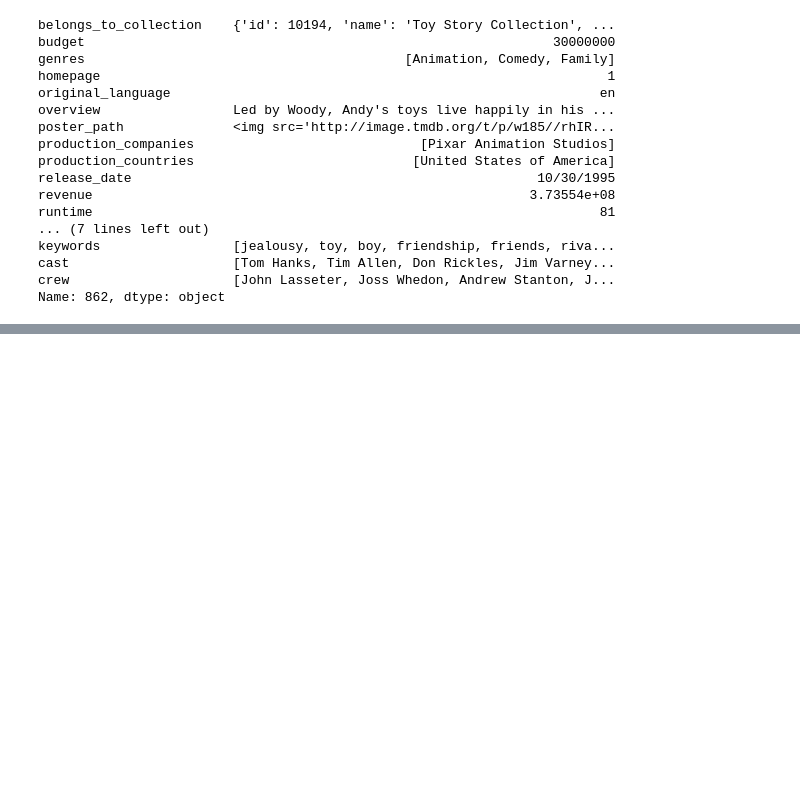
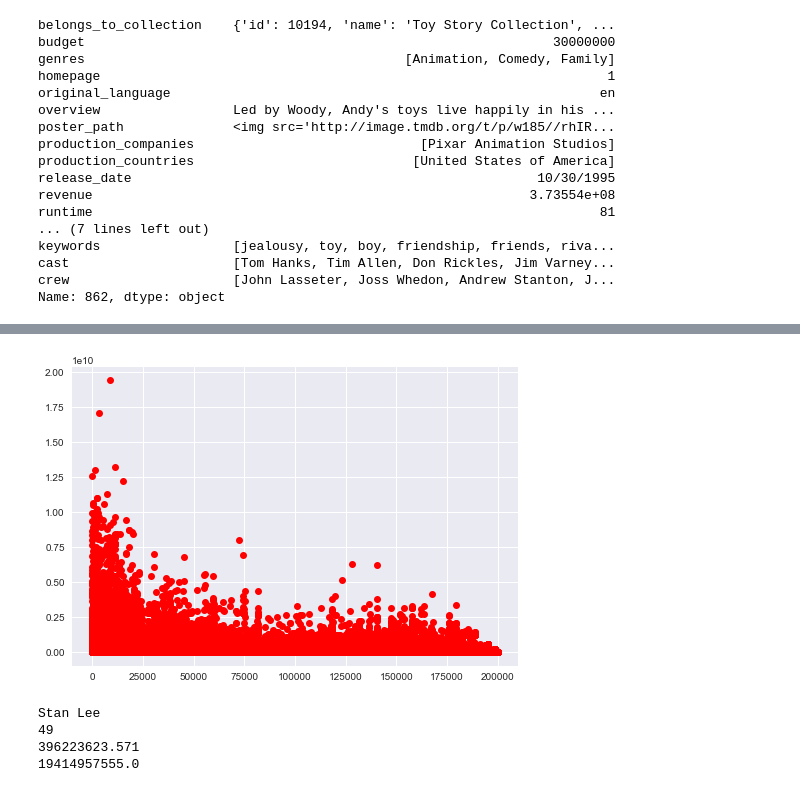
Before and after one commit to christian7137/MovieDataset, a Jupyter notebook: MovieNB_1.ipynb, the cells around one changed output, grey strips where cells are left out. Cells and saved outputs as stored; diff of their text form; code cells hidden in the pictures; blank space fills up the shorter version.

```diff
--- a/MovieNB_1.ipynb
+++ b/MovieNB_1.ipynb
@@ -188,0 +245,19 @@ Name: 862, dtype: object
+# %%
+shifted_revenue = []
+for i in range(0,len(revenue_avg)):
+    shifted_revenue.append(revenue_avg[i] * num_movies[i])
+plt.plot(x,shifted_revenue, 'ro')
+plt.show()
+# %% [output]
+[figure, added]
+# %%
+shift_idx = shifted_revenue.index(max(shifted_revenue))
+print actors[shift_idx]
+print num_movies[shift_idx]
+print revenue_avg[shift_idx]
+print shifted_revenue[shift_idx]
+# %% [output]
+Stan Lee
+49
+396223623.571
+19414957555.0
```
Also changed, not shown: parts of 10 cells of this notebook.
